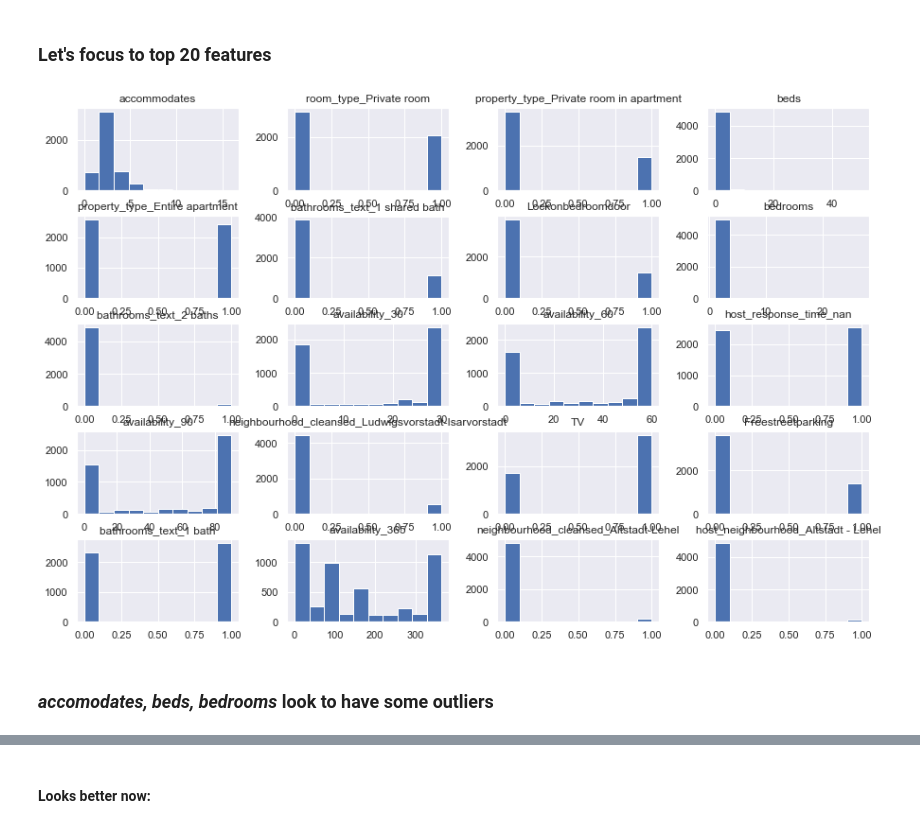
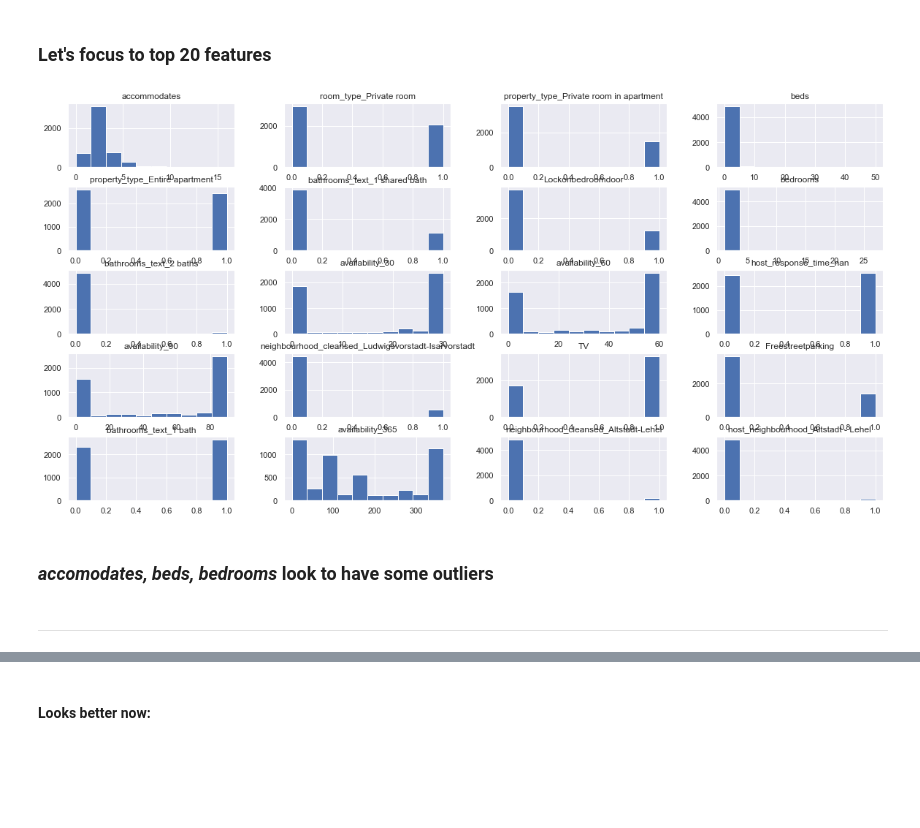
Before and after one commit to rmnng/dsblogpost, a Jupyter notebook: 5. Feature engineering.ipynb, the cells around one changed output, grey strips where cells are left out. Drawn from its saved outputs; the diff is of its cells as text; code cells hidden in the pictures; blank space fills up the shorter version.

```diff
--- a/5. Feature engineering.ipynb
+++ b/5. Feature engineering.ipynb
@@ -126,8 +130,11 @@ ___
 # %% [markdown]
 ### Let's focus to top 20 features
 # %%
+plt.rcParams["figure.figsize"] = [20, 10]
 df_lst_feat[relevant_features[:20].index].hist();
 # %% [output]
-[figure, old version]
+[figure, new version]
 # %% [markdown]
 ### *accomodates, beds, bedrooms* look to have some outliers
+# %% [markdown]
+___
```
Also changed, not shown: parts of 20 cells of this notebook, 4 other files.
